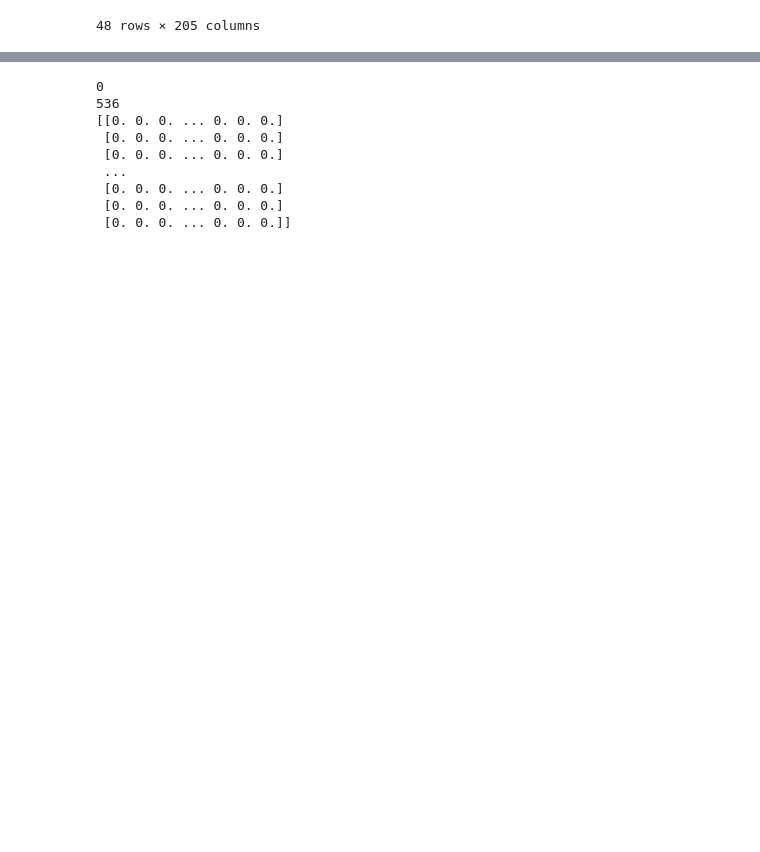
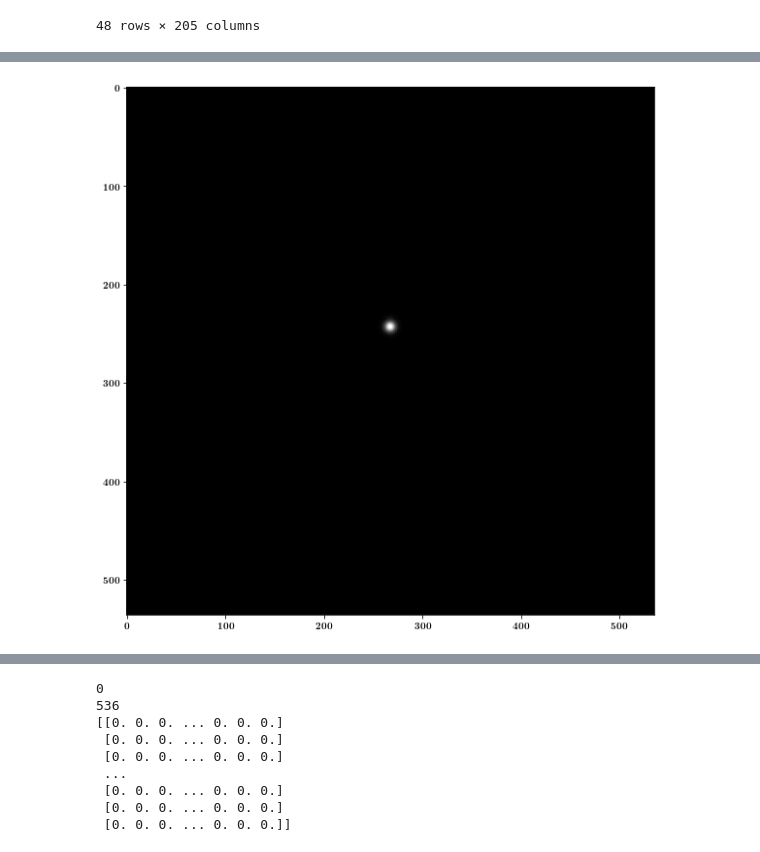
Before and after one commit to makes/plasma-dsp2022, a Jupyter notebook: makes-sandbox.ipynb, the cells around one changed output, grey strips where cells are left out. Cells and saved outputs as stored; diff of their text form; code cells hidden in the pictures; blank space fills up the shorter version.

Commit message:
Plotting stuff etc.

```diff
--- a/makes-sandbox.ipynb
+++ b/makes-sandbox.ipynb
@@ -130,7 +130,7 @@ np.unravel_index(np.argmax(flat), flat.shape)
 def transform_f(data):
     data = np.abs(data)
     data = np.cbrt(data) # square root transform to enhance the more distant parts
-    data = data / np.max(data)
+    #data = data / np.max(data)
     return data
 # %%
 def find_peak_f_coordinates(data):
@@ -337,0 +362,10 @@ cutout = flat_transformed[:, 256, :]
+# %%
+def slice_cutout(f, coords, axis=1):
+    if axis == 0:
+        return f[coords[0], :, :]
+    elif axis == 1:
+        return f[:, coords[1], :]
+    elif axis == 2:
+        return f[:, :, coords[2]]
+    else:
+        raise ValueError(f'Unknown axis {axis}')
@@ -337,0 +375,11 @@ cutout = flat_transformed[:, 256, :]
+# %%
+flat_transformed = transform_f(flat)
+peak = find_peak_f_coordinates(flat_transformed)
+cutout = slice_cutout(flat_transformed, peak, axis=2) #flat_transformed[:, 256, :]
+# %%
+peak = find_peak_f_coordinates(flat_transformed)
+fig, ax = plt.subplots(figsize=(10, 10))
+plt.imshow(cutout, cmap='gray', interpolation='none')
+plt.savefig('plots/projection1.png', dpi=300)
+# %% [output]
+[figure, added]
```
Also changed, not shown: parts of 23 cells of this notebook, 1 other file.
